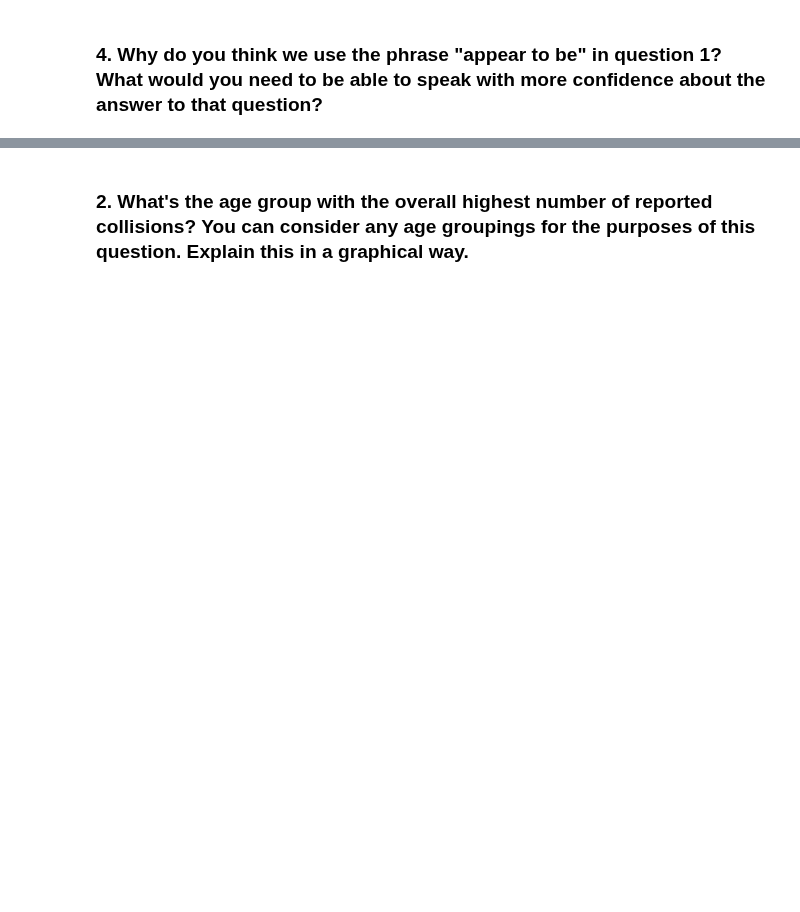
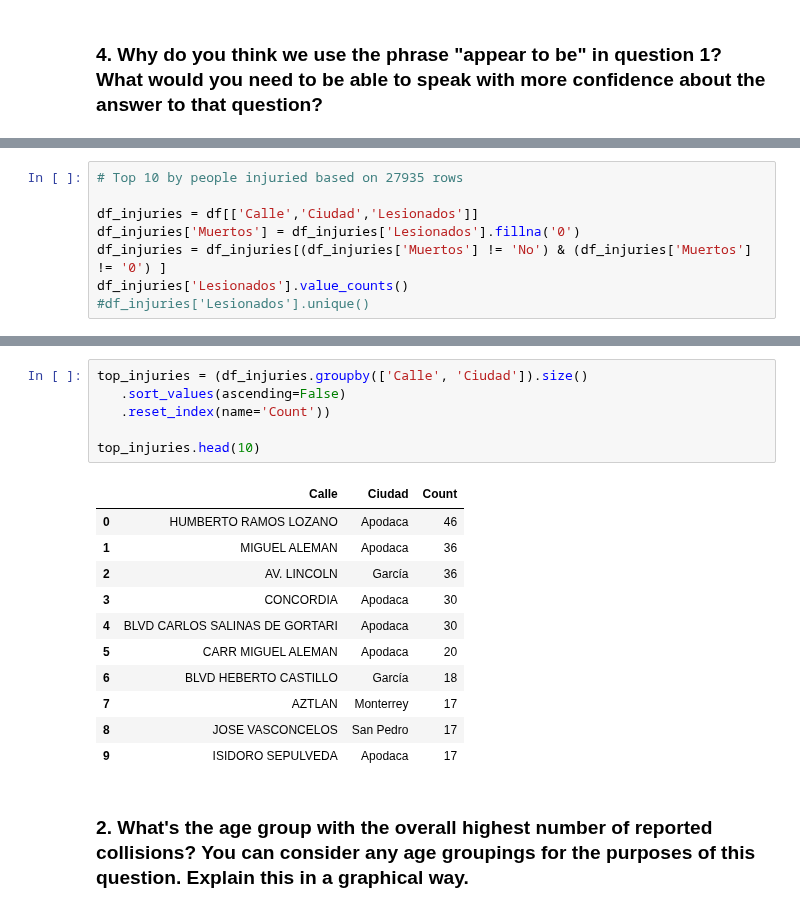
Before and after one commit to juan-ivan-NV/My-learnings, a Jupyter notebook: Technical_tests/Study_Case_Vehicle_Collision/Study_Case_Vehicle_Collision.ipynb, the cells around one changed output, grey strips where cells are left out. Drawn from its saved outputs; the diff is of its cells as text; blank space fills up the shorter version.

```diff
--- a/Technical_tests/Study_Case_Vehicle_Collision/Study_Case_Vehicle_Collision.ipynb
+++ b/Technical_tests/Study_Case_Vehicle_Collision/Study_Case_Vehicle_Collision.ipynb
@@ -172,0 +202,8 @@ mapa3
+# %%
+# Top 10 by people injuried based on 27935 rows
+
+df_injuries = df[['Calle','Ciudad','Lesionados']]
+df_injuries['Muertos'] = df_injuries['Lesionados'].fillna('0')
+df_injuries = df_injuries[(df_injuries['Muertos'] != 'No') & (df_injuries['Muertos'] != '0') ]
+df_injuries['Lesionados'].value_counts()
+#df_injuries['Lesionados'].unique()
@@ -173,2 +219,20 @@ mapa3
+# %%
+top_injuries = (df_injuries.groupby(['Calle', 'Ciudad']).size()
+   .sort_values(ascending=False)
+   .reset_index(name='Count'))
+
+top_injuries.head(10)
+# %% [output]
+|  | Calle | Ciudad | Count |
+| 0 | HUMBERTO RAMOS LOZANO | Apodaca | 46 |
+| 1 | MIGUEL ALEMAN | Apodaca | 36 |
+| 2 | AV. LINCOLN | García | 36 |
+| 3 | CONCORDIA | Apodaca | 30 |
+| 4 | BLVD CARLOS SALINAS DE GORTARI | Apodaca | 30 |
+| 5 | CARR MIGUEL ALEMAN | Apodaca | 20 |
+| 6 | BLVD HEBERTO CASTILLO | García | 18 |
+| 7 | AZTLAN | Monterrey | 17 |
+| 8 | JOSE VASCONCELOS | San Pedro | 17 |
+| 9 | ISIDORO SEPULVEDA | Apodaca | 17 |
 # %% [markdown]
 ### 2. What's the age group with the overall highest number of reported collisions? You can consider any age groupings for the purposes of this question. Explain this in a graphical way.
```
Also changed, not shown: parts of 22 cells of this notebook.
